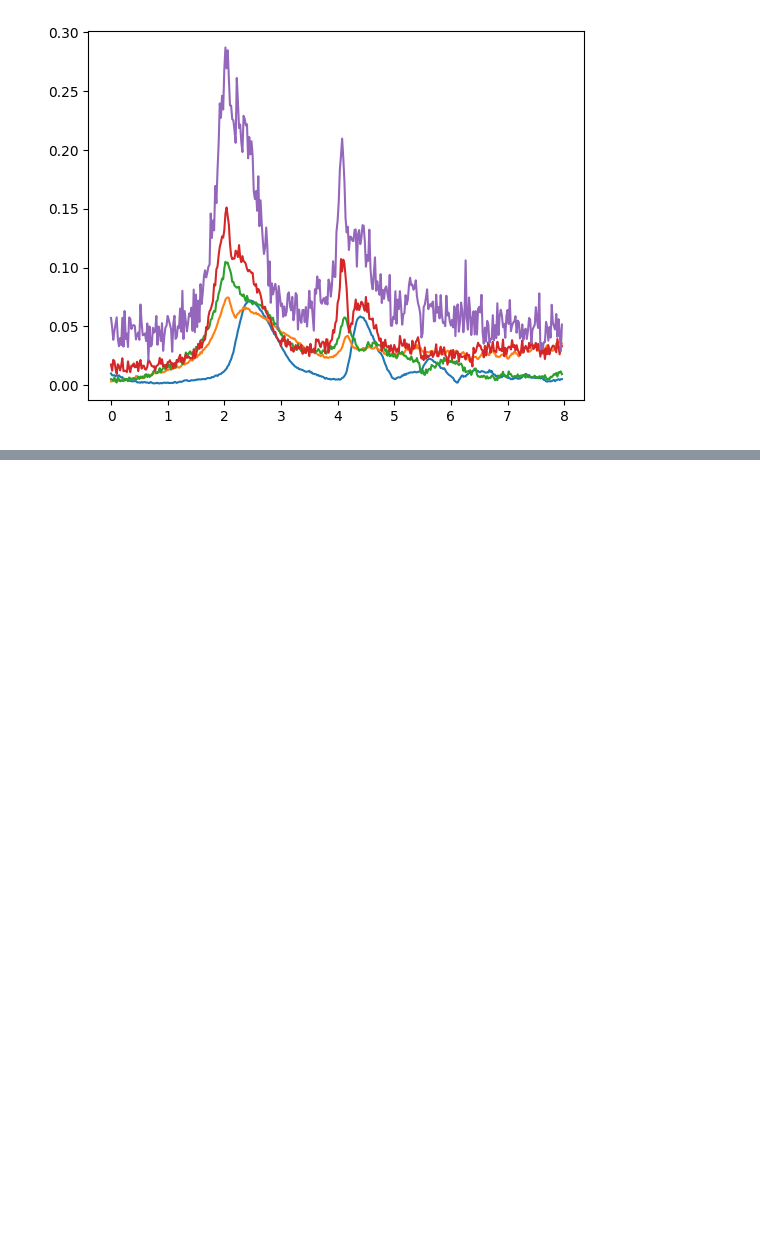
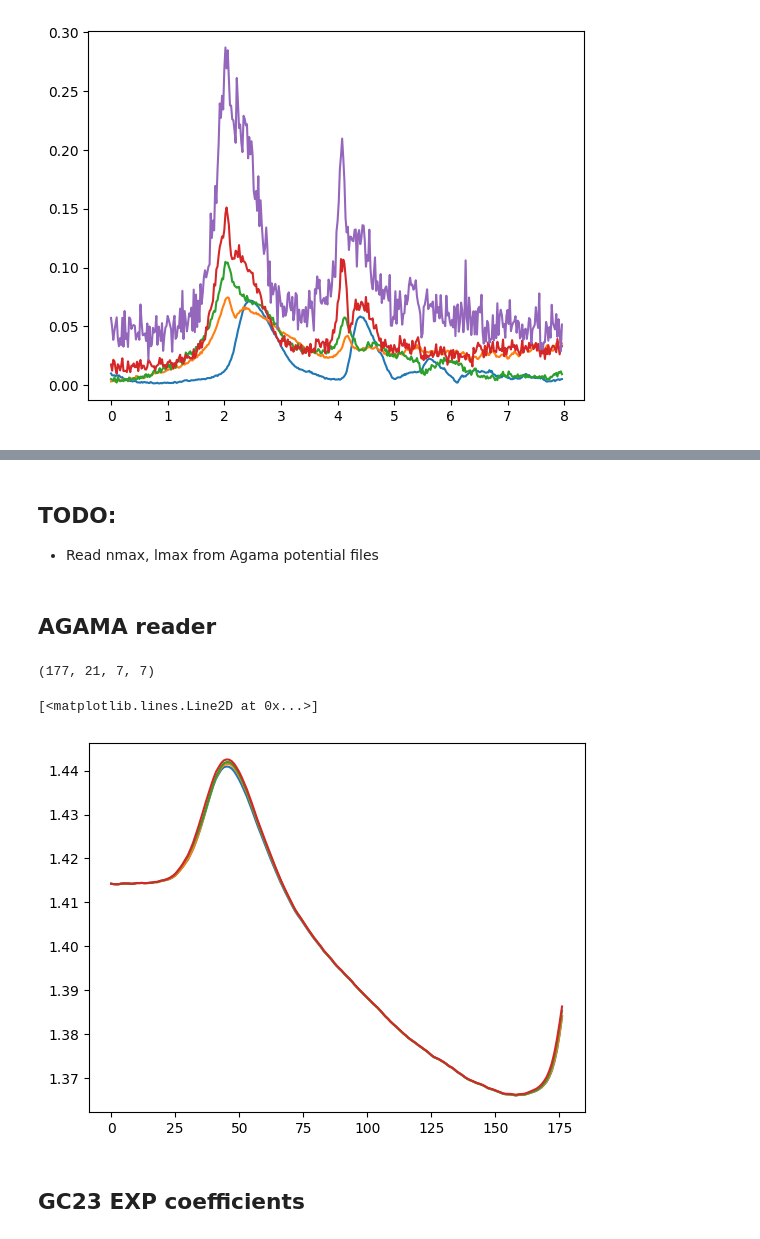
Before and after one commit to jngaravitoc/time-dependent-BFE, a Jupyter notebook: analysis/BFE_evolution/GAMEXP.ipynb, the cells around one changed output, grey strips where cells are left out. Cells and saved outputs as stored; diff of their text form; code cells hidden in the pictures; blank space fills up the shorter version.

Commit message:
adding agama and pyexp ex readers

```diff
--- a/analysis/BFE_evolution/GAMEXP.ipynb
+++ b/analysis/BFE_evolution/GAMEXP.ipynb
@@ -106,0 +121,43 @@ plt.plot(tgc23, power[:,5]/power[0,0])
+# %% [markdown]
+## TODO:
+
+- Read nmax, lmax from Agama potential files
+# %% [markdown]
+## AGAMA reader
+# %%
+#
+# path to coeff
+
+v23_L2M10_path = '../../data/expansion/vasiliev23/L2M10/'
+v23_L2M11_path = '../../data/expansion/vasiliev23/L2M11/pot_bse/'
+v23_L3M10_path = '../../data/expansion/vasiliev23/L3M10/pot_bse/'
+v23_L3M11_path = '../../data/expansion/vasiliev23/L3M11/pot_bse/'
+
+nmax = 20
+lmax = 6
+nsnaps = 177
+
+Sjnlm_v23 = np.zeros((nsnaps, nmax+1, lmax+1, lmax+1))
+Tjnlm_v23 = np.zeros((nsnaps, nmax+1, lmax+1, lmax+1))
+
+for i in range(177):
+    v23_L2M10_scf = np.loadtxt(v23_L2M10_path + 'mwhalo{:03d}.ini'.format(i), skiprows=10)
+    Snlm, Tnlm = EXPtools.scf.agama_to_gala(v23_L2M10_scf, nmax=nmax, lmax=lmax)
+    Sjnlm_v23[i] = Snlm
+    Tjnlm_v23[i] = Tnlm
+# %%
+Sjnlm_v23.shape
+# %% [output]
+(177, 21, 7, 7)
+# %%
+power_v23 = np.sqrt(np.sum(np.sum(Sjnlm_v23**2 + Tjnlm_v23**2, axis=1), axis=2))
+# %%
+plt.plot(power_v23[:,1]/power_v23[0,0])
+plt.plot(power_v23[:,2]/power_v23[0,0])
+plt.plot(power_v23[:,3]/power_v23[0,0])
+plt.plot(power_v23[:,4]/power_v23[0,0])
+# %% [output]
+[<matplotlib.lines.Line2D at 0x...>]
+[figure, added]
+# %% [markdown]
+## GC23 EXP coefficients
```
Also changed, not shown: parts of 16 cells of this notebook.
